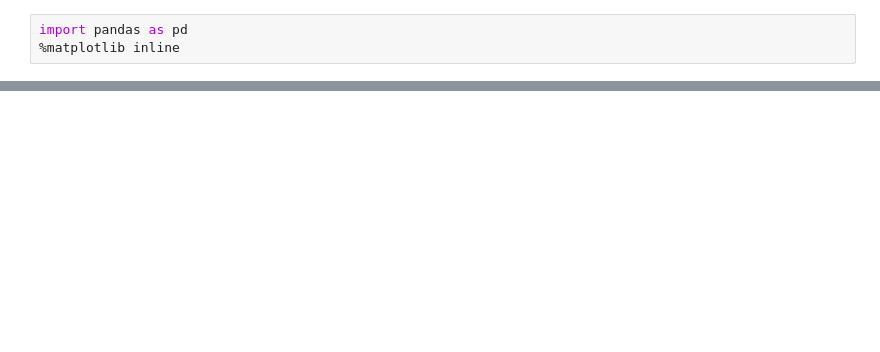
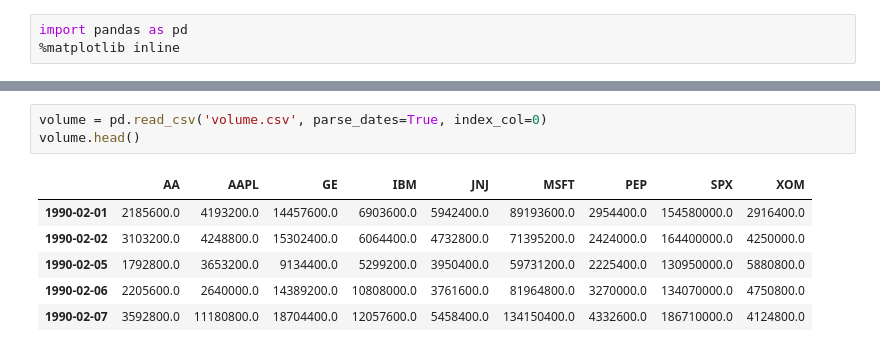
Before and after one commit to kevin11h/Python-for-Data-Analysis, a Jupyter notebook: Chapter-11-Financial-and-Economic-Data-Applications/Financial and Economic Data Applications.ipynb, the cells around one changed output, grey strips where cells are left out. Saved outputs shown, nothing was run; the diff lists cells and outputs as text; blank space fills up the shorter version.

```diff
--- a/Chapter-11-Financial-and-Economic-Data-Applications/Financial and Economic Data Applications.ipynb
+++ b/Chapter-11-Financial-and-Economic-Data-Applications/Financial and Economic Data Applications.ipynb
@@ -15 +15,11 @@ prices.head()
+# %%
+volume = pd.read_csv('volume.csv', parse_dates=True, index_col=0)
+volume.head()
+# %% [output]
+|  | AA | AAPL | GE | IBM | JNJ | MSFT | PEP | SPX | XOM |
+| 1990-02-01 | 2185600.0 | 4193200.0 | 14457600.0 | 6903600.0 | 5942400.0 | 89193600.0 | 2954400.0 | 154580000.0 | 2916400.0 |
+| 1990-02-02 | 3103200.0 | 4248800.0 | 15302400.0 | 6064400.0 | 4732800.0 | 71395200.0 | 2424000.0 | 164400000.0 | 4250000.0 |
+| 1990-02-05 | 1792800.0 | 3653200.0 | 9134400.0 | 5299200.0 | 3950400.0 | 59731200.0 | 2225400.0 | 130950000.0 | 5880800.0 |
+| 1990-02-06 | 2205600.0 | 2640000.0 | 14389200.0 | 10808000.0 | 3761600.0 | 81964800.0 | 3270000.0 | 134070000.0 | 4750800.0 |
+| 1990-02-07 | 3592800.0 | 11180800.0 | 18704400.0 | 12057600.0 | 5458400.0 | 134150400.0 | 4332600.0 | 186710000.0 | 4124800.0 |
 # %%
```
Also changed, not shown: parts of 12 cells of this notebook.
